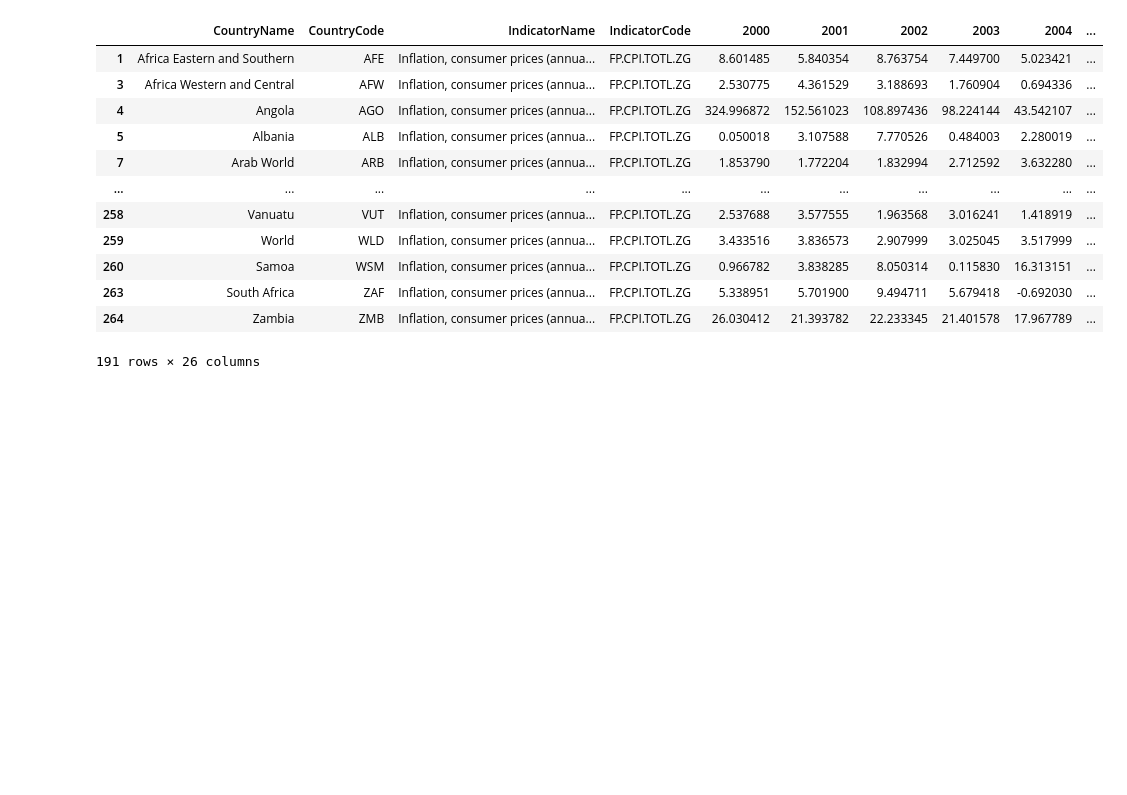
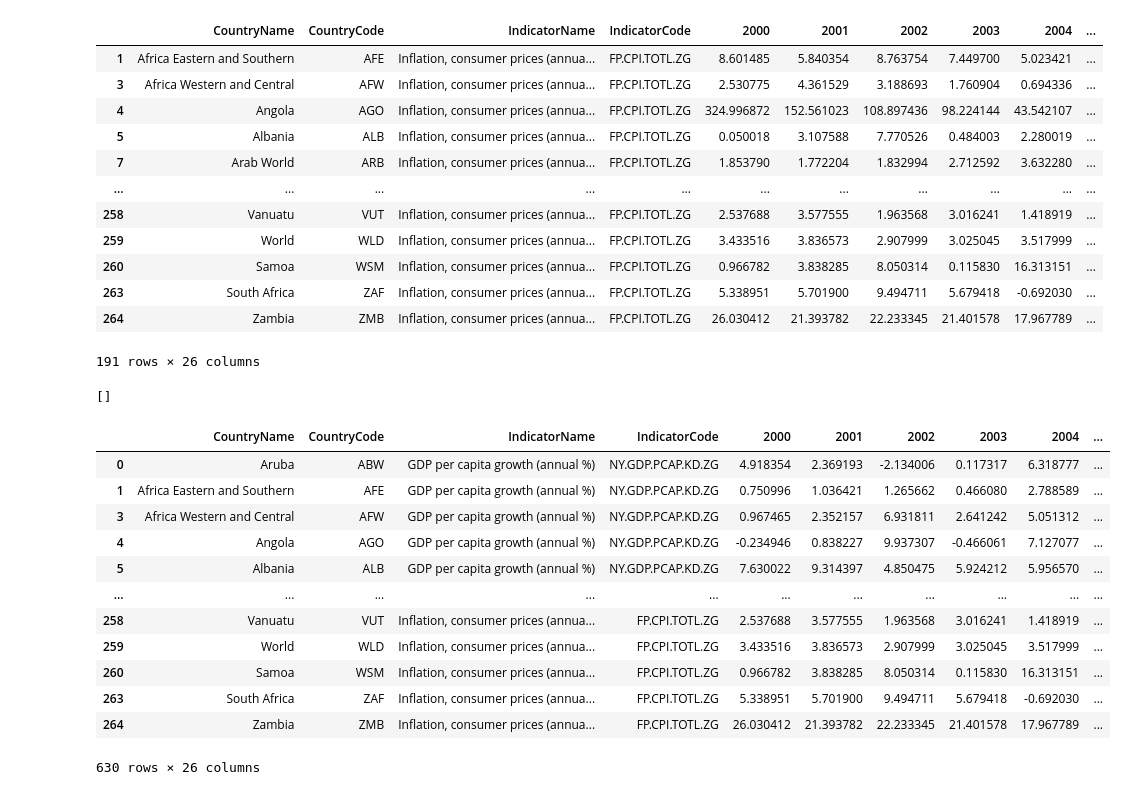
Before and after one commit to elenapopic542/Deliverable1, a Jupyter notebook: 542project.ipynb, the cells around one changed output. Drawn from its saved outputs; the diff is of its cells as text; code cells hidden in the pictures; blank space fills up the shorter version.

Commit message:
Integrating dataframes

```diff
--- a/542project.ipynb
+++ b/542project.ipynb
@@ -498,8 +498,9 @@ array(['Aruba', 'Africa Eastern and Southern', 'Afghanistan',
        'Vanuatu', 'World', 'Samoa', 'Kosovo', 'Yemen, Rep.',
        'South Africa', 'Zambia', 'Zimbabwe'], dtype=object)
 # %%
-#Dropping the unclassified category:
+#Dropping the "Not Classified" observation:
 DF1csv = DF1csv[DF1csv["CountryName"].str.contains("Not classified") == False]
-DF1csv
+DF2csv = DF2csv[DF1csv["CountryName"].str.contains("Not classified") == False]
+DF3csv[DF3csv["CountryName"].str.contains("Not classified") == False]
 # %% [output]
 |  | CountryName | CountryCode | IndicatorName | IndicatorCode | 2000 | 2001 | 2002 | 2003 | 2004 | ... |
@@ -612,3 +633,31 @@ DF3csv
 | 263 | South Africa | ZAF | Inflation, consumer prices (annua... | FP.CPI.TOTL.ZG | 5.338951 | 5.701900 | 9.494711 | 5.679418 | -0.692030 | ... |
 | 264 | Zambia | ZMB | Inflation, consumer prices (annua... | FP.CPI.TOTL.ZG | 26.030412 | 21.393782 | 22.233345 | 21.401578 | 17.967789 | ... |
 191 rows × 26 columns
+# %%
+#Verifying if the data in the same columns have an identical datatype:
+theZips=zip(DF1csv.dtypes,
+            DF2csv.dtypes,
+            DF3csv.dtypes)
+
+[x for x in theZips if len(set(x))>1]
+# %% [output]
+[]
+# %%
+#Given that all three dataframes now have columns that have an identical name, location and datatype,
+#we will integrate the dataframes by appending:
+inflation=pd.concat([DF1csv,DF2csv,DF3csv])
+inflation
+# %% [output]
+|  | CountryName | CountryCode | IndicatorName | IndicatorCode | 2000 | 2001 | 2002 | 2003 | 2004 | ... |
+| 0 | Aruba | ABW | GDP per capita growth (annual %) | NY.GDP.PCAP.KD.ZG | 4.918354 | 2.369193 | -2.134006 | 0.117317 | 6.318777 | ... |
+| 1 | Africa Eastern and Southern | AFE | GDP per capita growth (annual %) | NY.GDP.PCAP.KD.ZG | 0.750996 | 1.036421 | 1.265662 | 0.466080 | 2.788589 | ... |
+| 3 | Africa Western and Central | AFW | GDP per capita growth (annual %) | NY.GDP.PCAP.KD.ZG | 0.967465 | 2.352157 | 6.931811 | 2.641242 | 5.051312 | ... |
+| 4 | Angola | AGO | GDP per capita growth (annual %) | NY.GDP.PCAP.KD.ZG | -0.234946 | 0.838227 | 9.937307 | -0.466061 | 7.127077 | ... |
+| 5 | Albania | ALB | GDP per capita growth (annual %) | NY.GDP.PCAP.KD.ZG | 7.630022 | 9.314397 | 4.850475 | 5.924212 | 5.956570 | ... |
+| ... | ... | ... | ... | ... | ... | ... | ... | ... | ... | ... |
+| 258 | Vanuatu | VUT | Inflation, consumer prices (annua... | FP.CPI.TOTL.ZG | 2.537688 | 3.577555 | 1.963568 | 3.016241 | 1.418919 | ... |
+| 259 | World | WLD | Inflation, consumer prices (annua... | FP.CPI.TOTL.ZG | 3.433516 | 3.836573 | 2.907999 | 3.025045 | 3.517999 | ... |
+| 260 | Samoa | WSM | Inflation, consumer prices (annua... | FP.CPI.TOTL.ZG | 0.966782 | 3.838285 | 8.050314 | 0.115830 | 16.313151 | ... |
+| 263 | South Africa | ZAF | Inflation, consumer prices (annua... | FP.CPI.TOTL.ZG | 5.338951 | 5.701900 | 9.494711 | 5.679418 | -0.692030 | ... |
+| 264 | Zambia | ZMB | Inflation, consumer prices (annua... | FP.CPI.TOTL.ZG | 26.030412 | 21.393782 | 22.233345 | 21.401578 | 17.967789 | ... |
+630 rows × 26 columns
```
Also changed, not shown: parts of 6 cells of this notebook.
